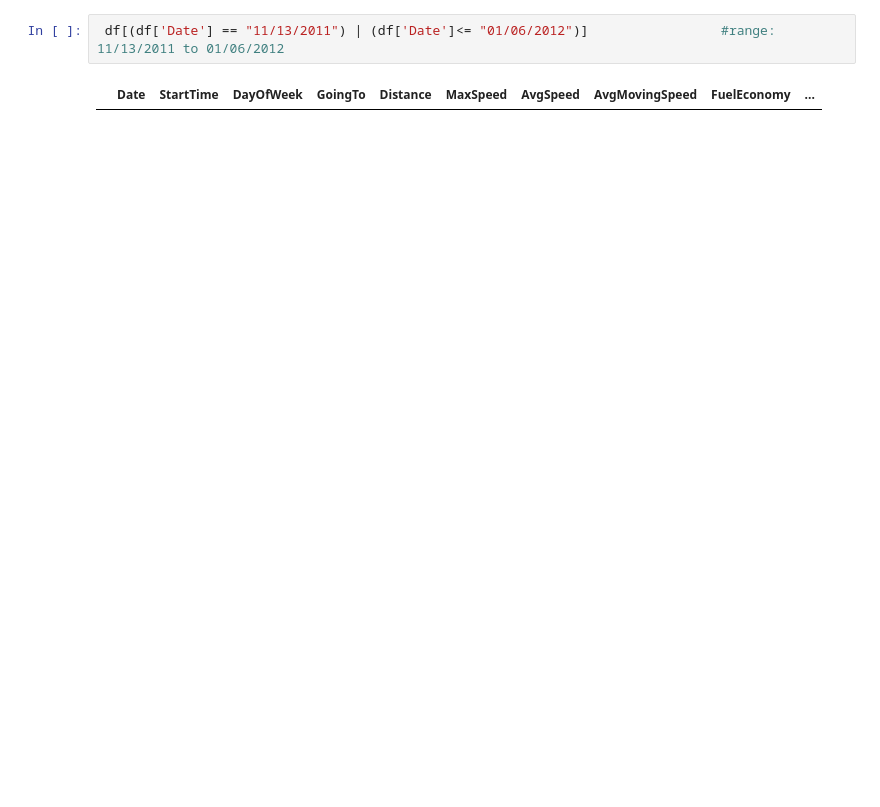
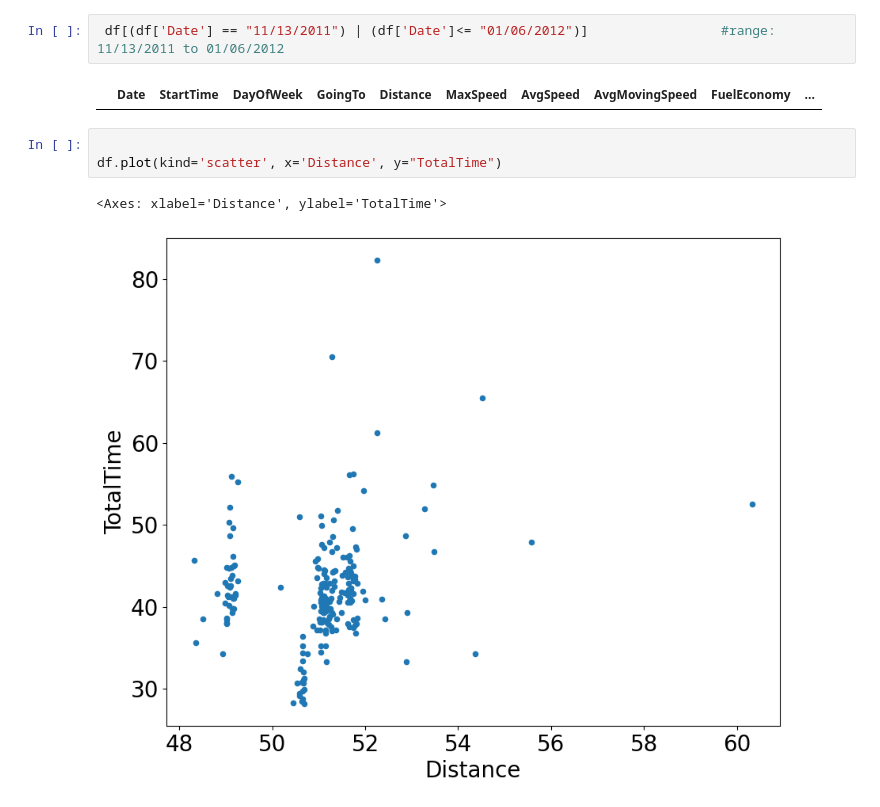
Before and after one commit to danifelman/DanielaFelman, a Jupyter notebook: PandasAssignment.ipynb, the cells around one changed output. Drawn from its saved outputs; the diff is of its cells as text; blank space fills up the shorter version.

```diff
--- a/PandasAssignment.ipynb
+++ b/PandasAssignment.ipynb
@@ -195,4 +195,10 @@ df.iloc[10:14] #indexing rows
  df[(df['Date'] == "11/13/2011") | (df['Date']<= "01/06/2012")]                 #range: 11/13/2011 to 01/06/2012
 # %% [output]
 |  | Date | StartTime | DayOfWeek | GoingTo | Distance | MaxSpeed | AvgSpeed | AvgMovingSpeed | FuelEconomy | ... |
+# %%
+
+df.plot(kind='scatter', x='Distance', y="TotalTime")
+# %% [output]
+<Axes: xlabel='Distance', ylabel='TotalTime'>
+[figure, added]
 # %%
```
Also changed, not shown: parts of 3 cells of this notebook.
